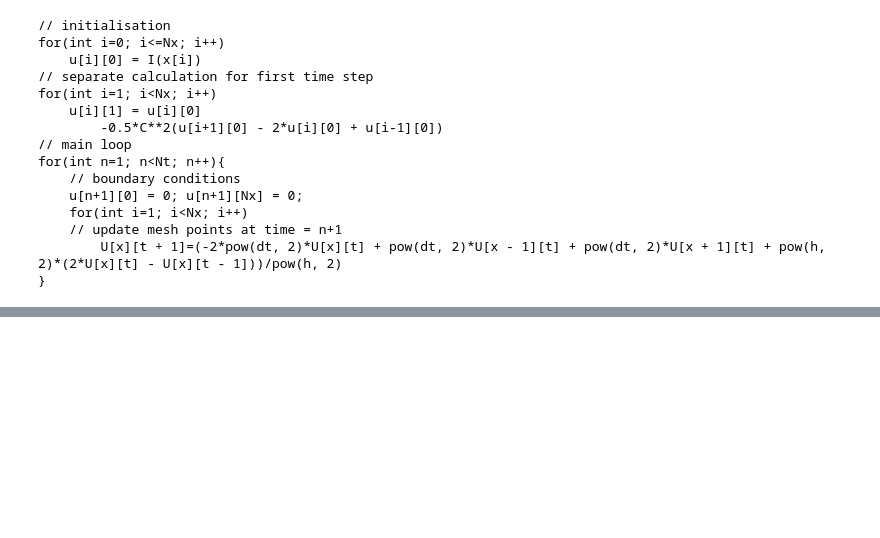
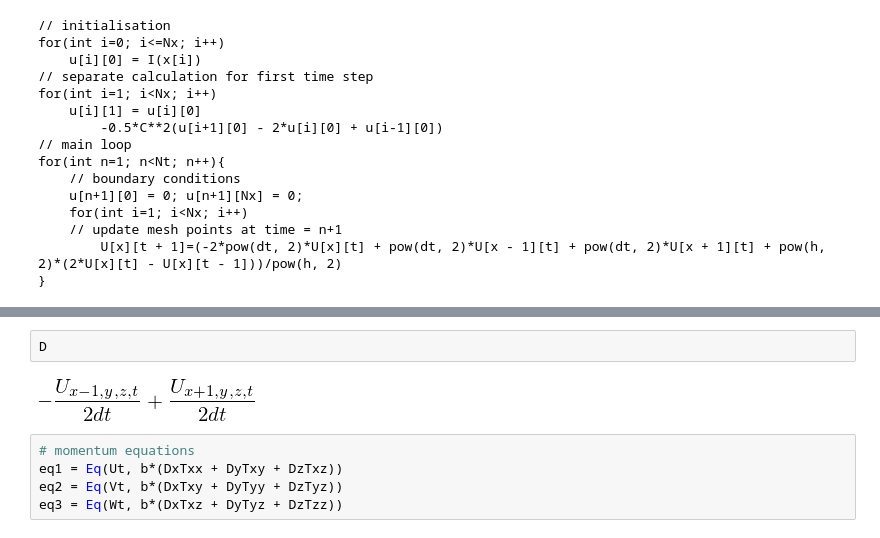
Before and after one commit to devitocodes/opesci-fd, a Jupyter notebook: codegen/demo.ipynb, the cells around one changed output, grey strips where cells are left out. Cells and saved outputs as stored; diff of their text form; blank space fills up the shorter version.

```diff
--- a/codegen/demo.ipynb
+++ b/codegen/demo.ipynb
@@ -69,0 +124,9 @@ for(int n=1; n<Nt; n++){
+# %%
+D
+# %% [output]
+[figure, added]
+# %%
+# momentum equations
+eq1 = Eq(Ut, b*(DxTxx + DyTxy + DzTxz))
+eq2 = Eq(Vt, b*(DxTxy + DyTyy + DzTyz))
+eq3 = Eq(Wt, b*(DxTxz + DyTyz + DzTzz))
```
Also changed, not shown: parts of 11 cells of this notebook, 3 other files.
